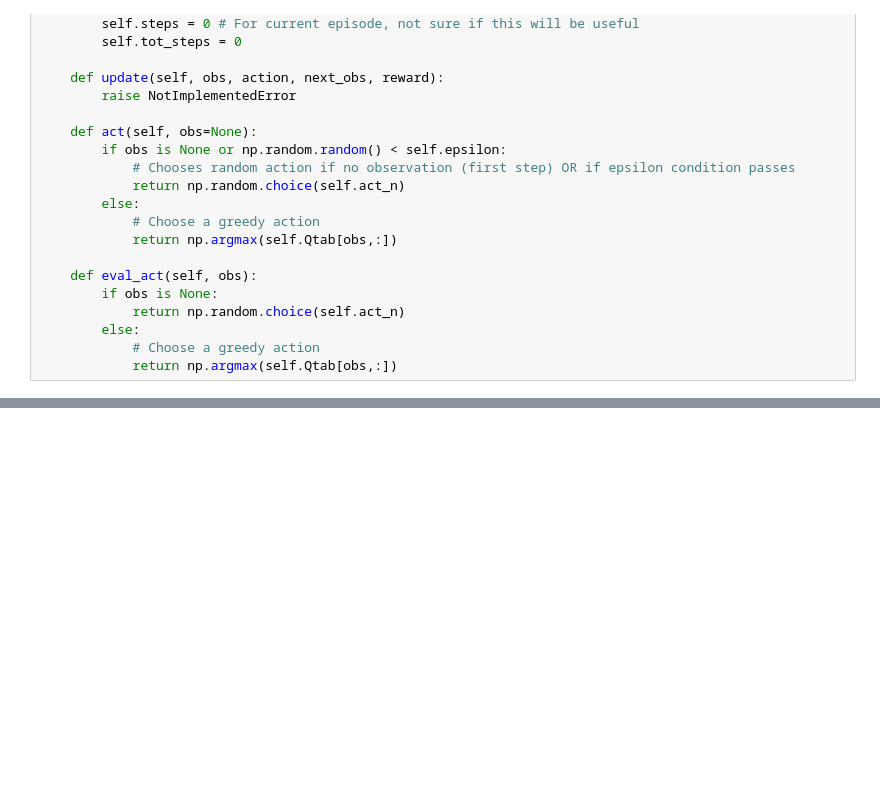
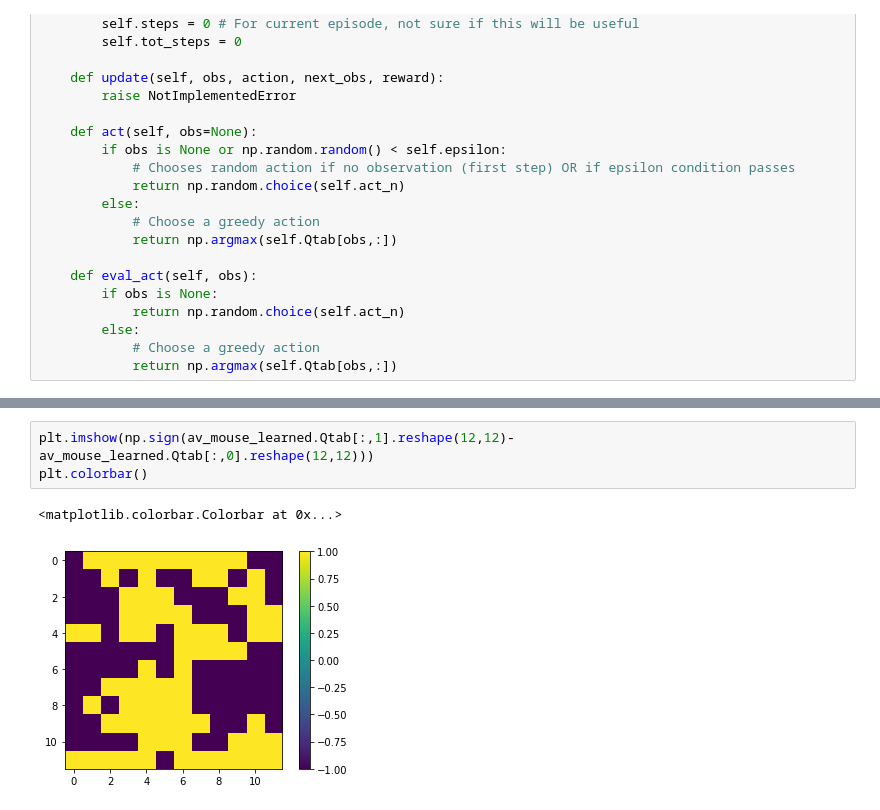
Before and after one commit to ccli3896/RLWorms, a Jupyter notebook: 10_30_model/agentdev.ipynb, the cells around one changed output, grey strips where cells are left out. Drawn from its saved outputs; the diff is of its cells as text; blank space fills up the shorter version.

```diff
--- a/10_30_model/agentdev.ipynb
+++ b/10_30_model/agentdev.ipynb
@@ -165,0 +196,6 @@ TypeError: __init__() got multiple values for argument 'gamma'
+# %%
+plt.imshow(np.sign(av_mouse_learned.Qtab[:,1].reshape(12,12)-av_mouse_learned.Qtab[:,0].reshape(12,12)))
+plt.colorbar()
+# %% [output]
+<matplotlib.colorbar.Colorbar at 0x...>
+[figure, added]
```
Also changed, not shown: parts of 6 cells of this notebook, 3 other files.
